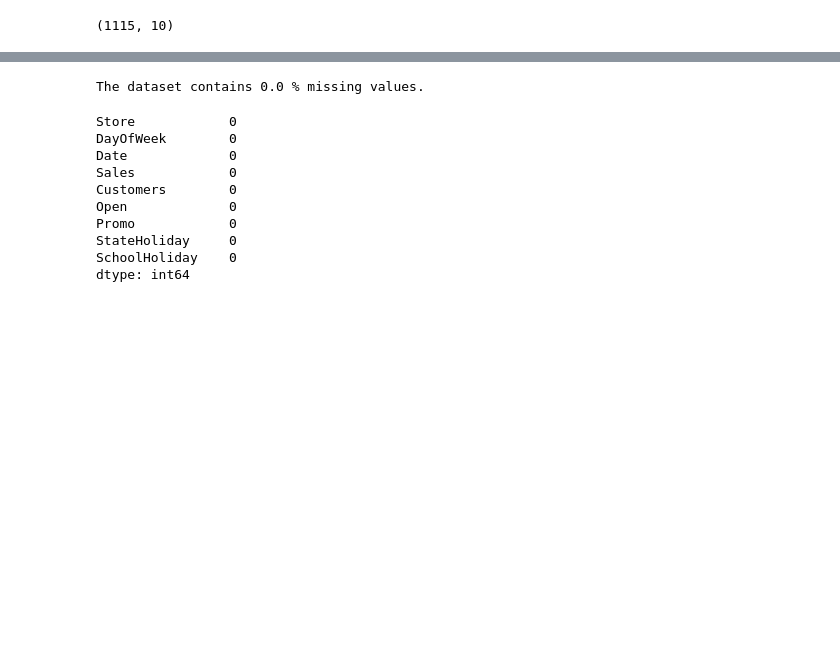
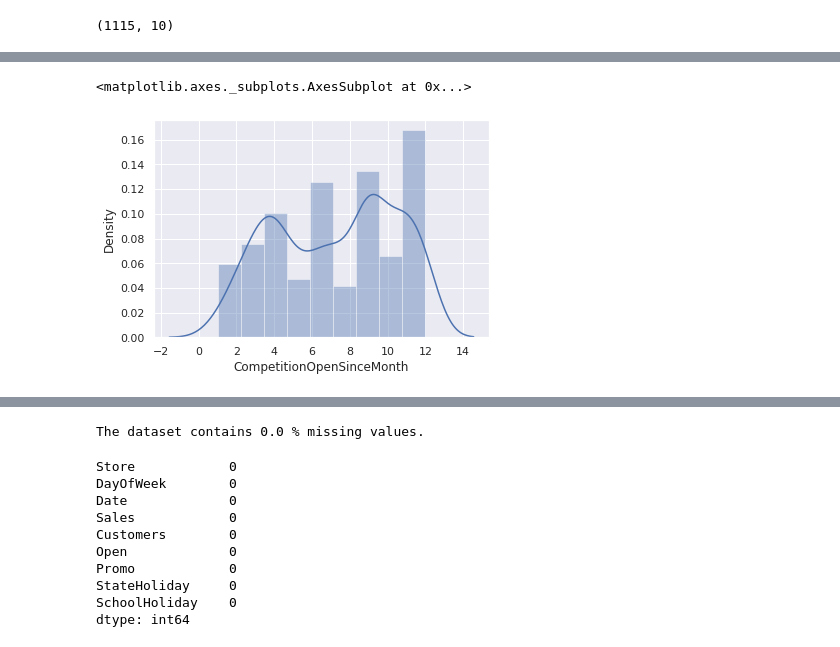
Before and after one commit to MohammedEsamaldin/Pharmaceutical-Sales-Prediction-across-multiple-stores, a Jupyter notebook: notebooks/cleaning.ipynb, the cells around one changed output, grey strips where cells are left out. Saved outputs shown, nothing was run; the diff lists cells and outputs as text; code cells hidden in the pictures; blank space fills up the shorter version.

```diff
--- a/notebooks/cleaning.ipynb
+++ b/notebooks/cleaning.ipynb
@@ -44 +51,6 @@ df2.head()
+# %%
+sns.distplot(df2.CompetitionOpenSinceMonth)
+# %% [output]
+<matplotlib.axes._subplots.AxesSubplot at 0x...>
+[figure, added]
 # %%
```
Also changed, not shown: parts of 33 cells of this notebook, 2 other files.
